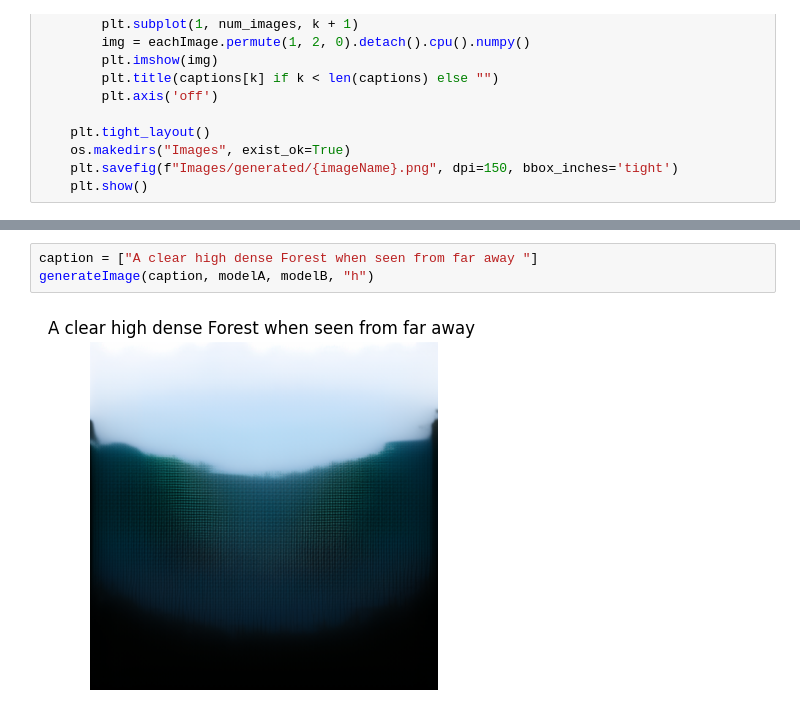
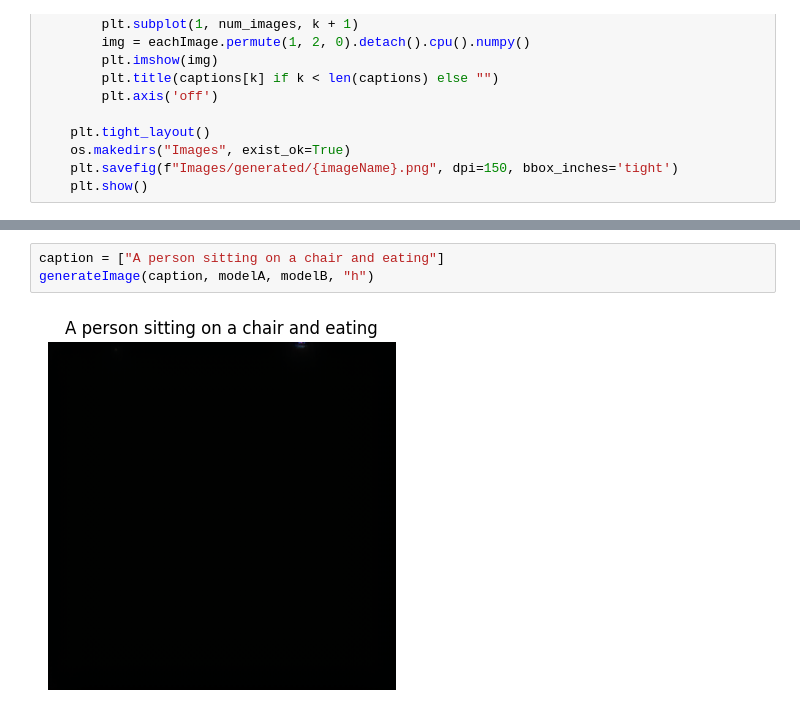
Before and after one commit to Ishushan02/Hybrid-Architecture-T2I, a Jupyter notebook: 10_ModelBTest.ipynb, the cells around one changed output, grey strips where cells are left out. Drawn from its saved outputs; the diff is of its cells as text.

```diff
--- a/10_ModelBTest.ipynb
+++ b/10_ModelBTest.ipynb
@@ -633,7 +633,7 @@ generateImage(caption, modelA, modelB, "scenary-e53")
 # %% [output]
 [figure]
 # %%
-caption = ["A clear high dense Forest when seen from far away "]
+caption = ["A person sitting on a chair and eating"]
 generateImage(caption, modelA, modelB, "h")
 # %% [output]
-[figure, old version]
+[figure, new version]
```
Also changed, not shown: parts of 3 cells of this notebook.
